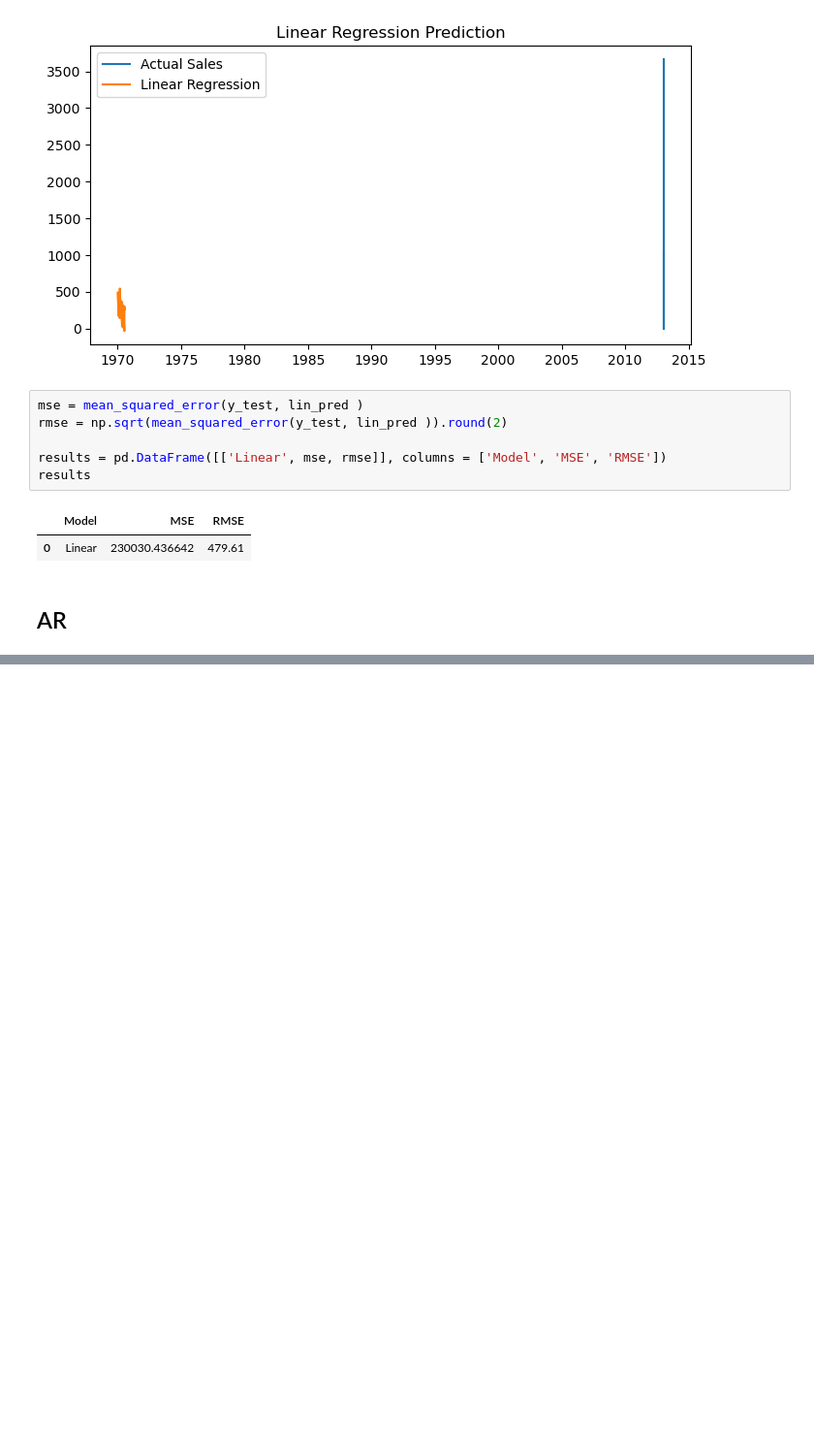
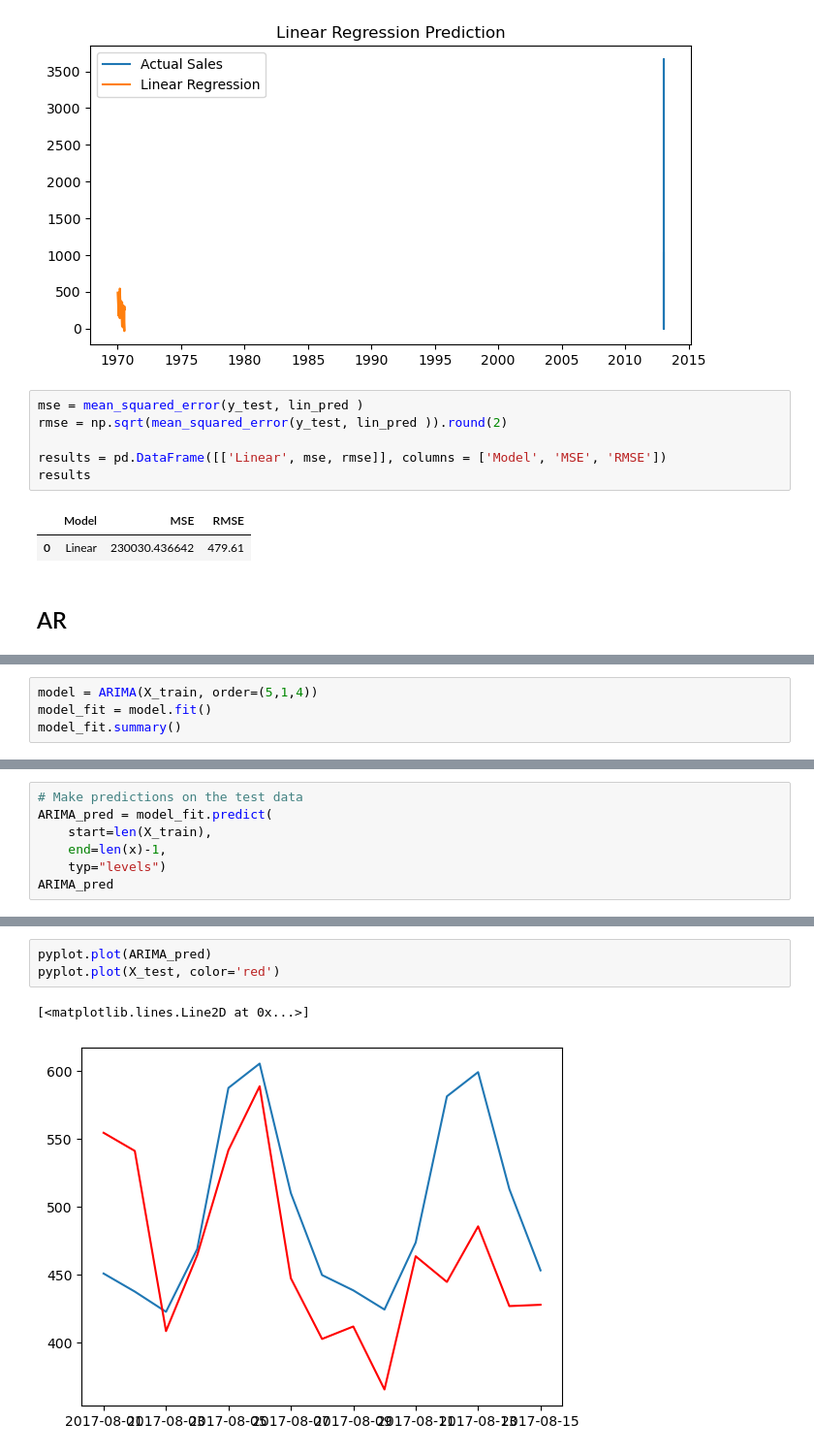
Before and after one commit to ikoghoemmanuell/Time-Series-Forecasting-of-Store-Sales, a Jupyter notebook: teamNice-LP2-classicModels.ipynb, the cells around one changed output, grey strips where cells are left out. Shown: that part at 97% size. Cells and saved outputs as stored; diff of their text form; blank space fills up the shorter version.

```diff
--- a/teamNice-LP2-classicModels.ipynb
+++ b/teamNice-LP2-classicModels.ipynb
@@ -636,0 +706,4 @@ results
+# %%
+model = ARIMA(X_train, order=(5,1,4))
+model_fit = model.fit()
+model_fit.summary()
@@ -636,0 +736,7 @@ results
+# %%
+# Make predictions on the test data
+ARIMA_pred = model_fit.predict(
+    start=len(X_train),
+    end=len(x)-1,
+    typ="levels")
+ARIMA_pred
@@ -636,0 +760,6 @@ results
+# %%
+pyplot.plot(ARIMA_pred)
+pyplot.plot(X_test, color='red')
+# %% [output]
+[<matplotlib.lines.Line2D at 0x...>]
+[figure, added]
```
Also changed, not shown: parts of 26 cells of this notebook.
